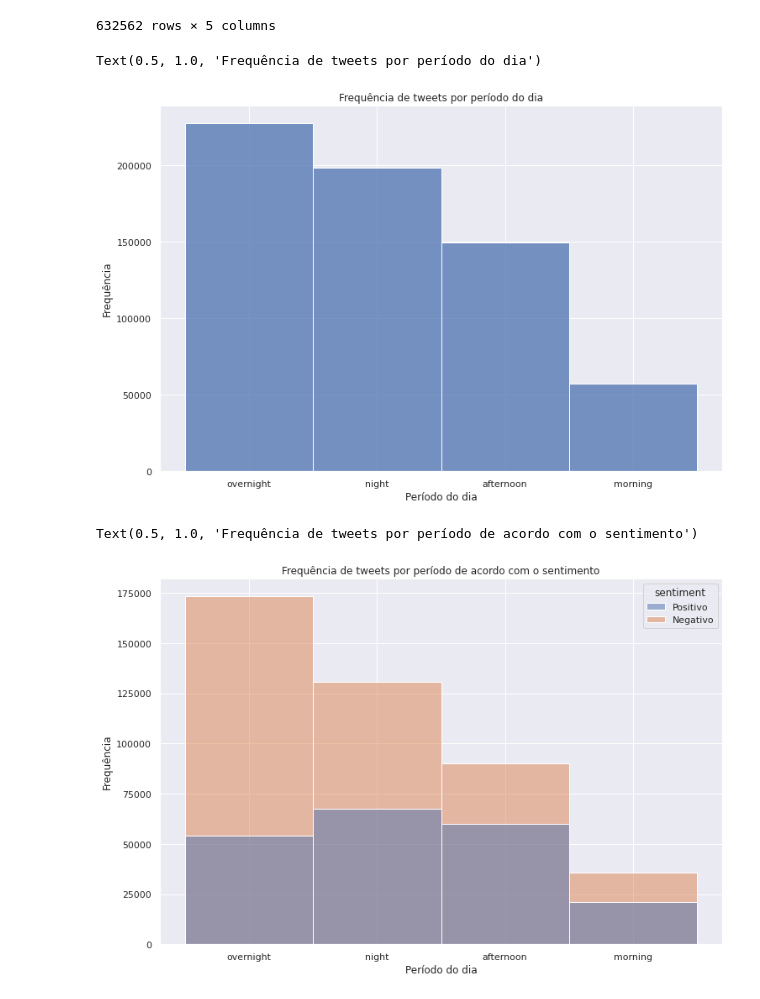
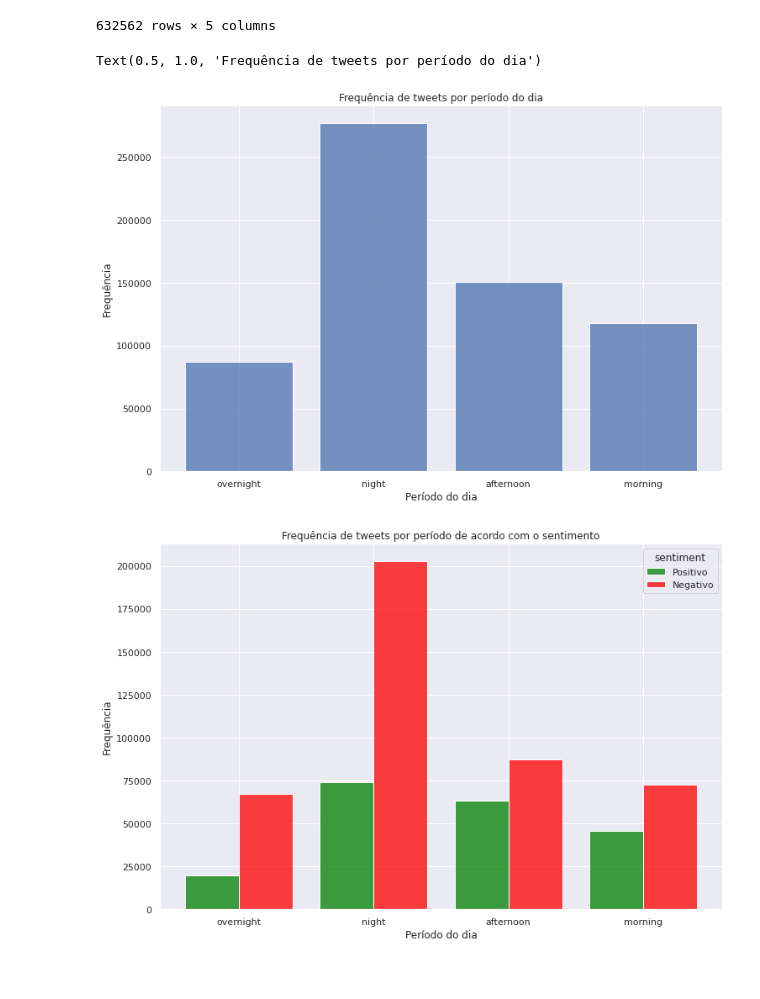
Before and after one commit to atlantico-academy/checape, a Jupyter notebook: notebooks/01 - Exploratory data analisys.ipynb, the cells around one changed output. Drawn from its saved outputs; the diff is of its cells as text; code cells hidden in the pictures.

```diff
--- a/notebooks/01 - Exploratory data analisys.ipynb
+++ b/notebooks/01 - Exploratory data analisys.ipynb
@@ -78,7 +79,7 @@ def datetime_to_period(hour):
 
 def datetime_to_hour(temp_str: str) -> int:
     datetime_object = datetime.strptime(temp_str, "%a %b %d %H:%M:%S %z %Y")
-    return datetime_object.hour
+    return datetime_object.replace(tzinfo=timezone.utc).astimezone(tz=None).hour
 # %%
 df = pd.read_csv("../data/raw/NoThemeTweets.csv").drop(
     columns=["id", "query_used"], axis=1  # remove colunas desnecessárias
@@ -116,6 +117,13 @@ df.loc[350538, "tweet_text"]
 df = df.assign(
     number_words=df.tweet_text.apply(lambda x: len(x.split(" "))),
 )  # adiciona coluna com número de palavras
+
+df = df.assign(
+    avg_word_length=df.tweet_text.str.split()
+    .apply(lambda x: [len(i) for i in x])
+    .map(lambda x: np.mean(x))
+)  # adiciona coluna com número de palavras
+
 formated_df = df.drop(
     df[df.number_words < 5].index
 )  # remove tweets com menos de 5 palavras
@@ -230,5 +250,9 @@ plt.show()
 # %%
-formated_df = formated_df.assign(day_period=formated_df.tweet_date.apply(lambda x: datetime_to_period(datetime_to_hour(x))))
+formated_df = formated_df.assign(
+    day_period=formated_df.tweet_date.apply(
+        lambda x: datetime_to_period(datetime_to_hour(x))
+    )
+)
 
 formated_df
 # %% [output]
@@ -246,18 +270,26 @@ formated_df
 | 785813 | feliz dia das crianças!! de hoje ... | Fri Oct 12 11:09:08 +0000 2018 | Positivo | 9 | morning |
 632562 rows × 5 columns
 # %%
-sns.histplot(data=formated_df, x="day_period", bins=5)
+sns.histplot(data=formated_df, x="day_period", bins=5, shrink=0.8)
 plt.xlabel("Período do dia")
 plt.ylabel("Frequência")
 plt.title("Frequência de tweets por período do dia")
 # %% [output]
 Text(0.5, 1.0, 'Frequência de tweets por período do dia')
-[figure, old version]
+[figure, new version]
 # %%
-sns.histplot(data=formated_df, x="day_period", hue="sentiment", bins=5)
+sns.histplot(
+    data=formated_df,
+    x="day_period",
+    hue="sentiment",
+    bins=5,
+    palette={"Positivo": "green", "Negativo": "red"},
+    multiple="dodge",
+    shrink=0.8,
+)
 plt.xlabel("Período do dia")
 plt.ylabel("Frequência")
 plt.title("Frequência de tweets por período de acordo com o sentimento")
+plt.show()
 # %% [output]
-Text(0.5, 1.0, 'Frequência de tweets por período de acordo com o sentimento')
-[figure, old version]
+[figure, new version]
```
Also changed, not shown: parts of 11 cells of this notebook.
